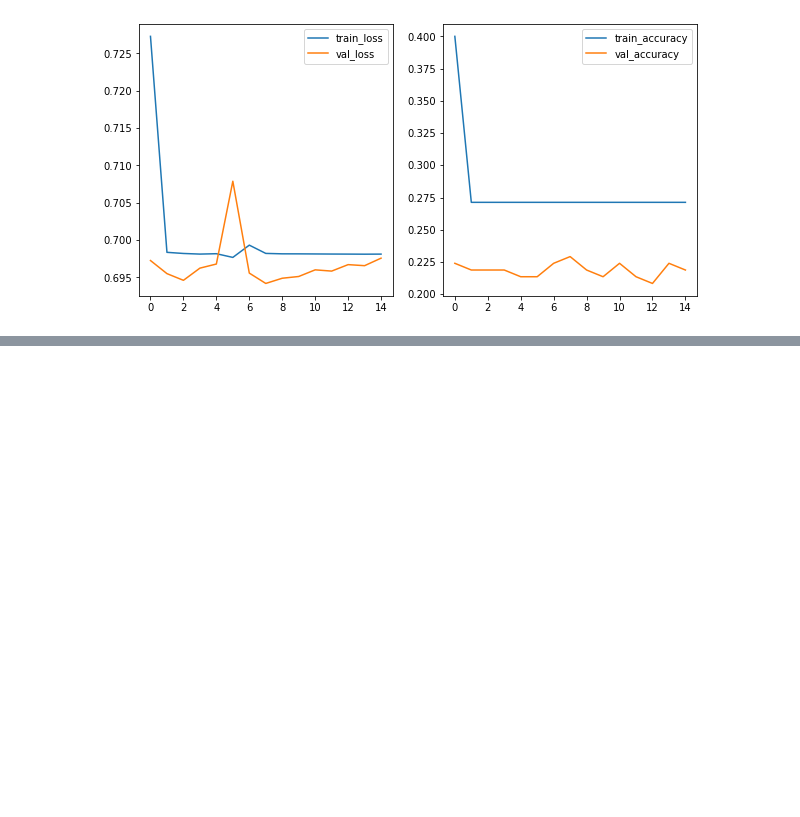
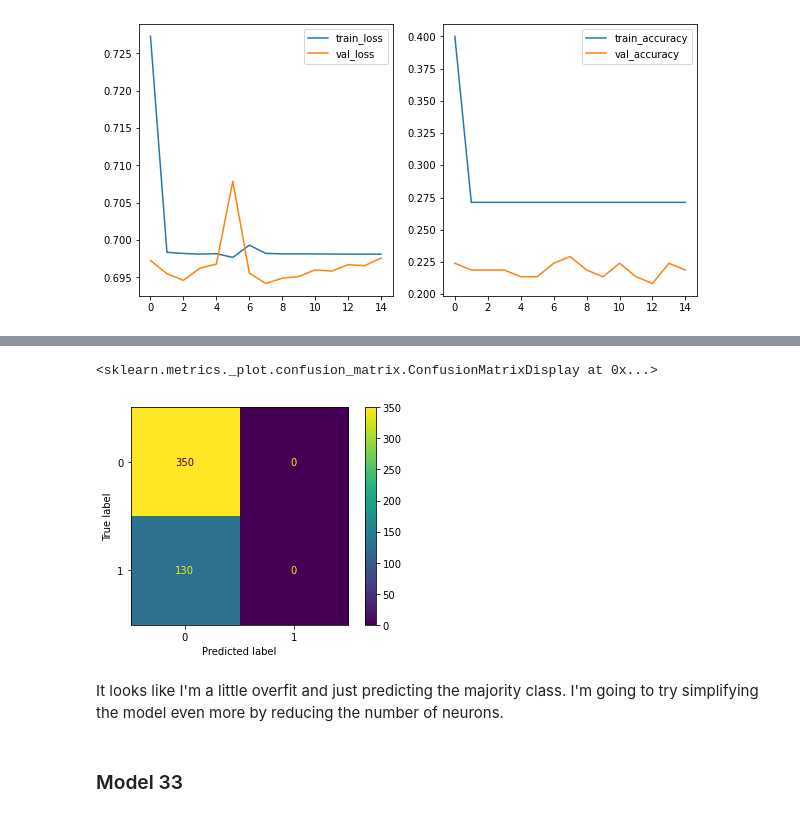
Before and after one commit to jonniebrown/Classifying-Diabetic-Retinopathy-with-CNN, a Jupyter notebook: Notebooks/binary_tuning.ipynb, the cells around one changed output, grey strips where cells are left out. Saved outputs shown, nothing was run; the diff lists cells and outputs as text; code cells hidden in the pictures; blank space fills up the shorter version.

```diff
--- a/Notebooks/binary_tuning.ipynb
+++ b/Notebooks/binary_tuning.ipynb
@@ -836,0 +857,6 @@ Out of these layer structures, I think the first one (model 27) has the most pot
+# %%
+# This gives probabilities which is needed to get the y predictions
+pred = model.predict(valid_sub_generator, steps = valid_sub_generator.n//valid_sub_generator.batch_size)
+
+# The y predictions which is needed for the confusion matrix
+y_pred = pred.argmax(axis=-1)
@@ -836,0 +865,9 @@ Out of these layer structures, I think the first one (model 27) has the most pot
+# %%
+ConfusionMatrixDisplay.from_predictions(valid_sub_generator.classes[:len(y_pred)], y_pred)
+# %% [output]
+<sklearn.metrics._plot.confusion_matrix.ConfusionMatrixDisplay at 0x...>
+[figure, added]
+# %% [markdown]
+It looks like I'm a little overfit and just predicting the majority class. I'm going to try simplifying the model even more by reducing the number of neurons.
+# %% [markdown]
+### Model 33
```
Also changed, not shown: parts of 25 cells of this notebook.
